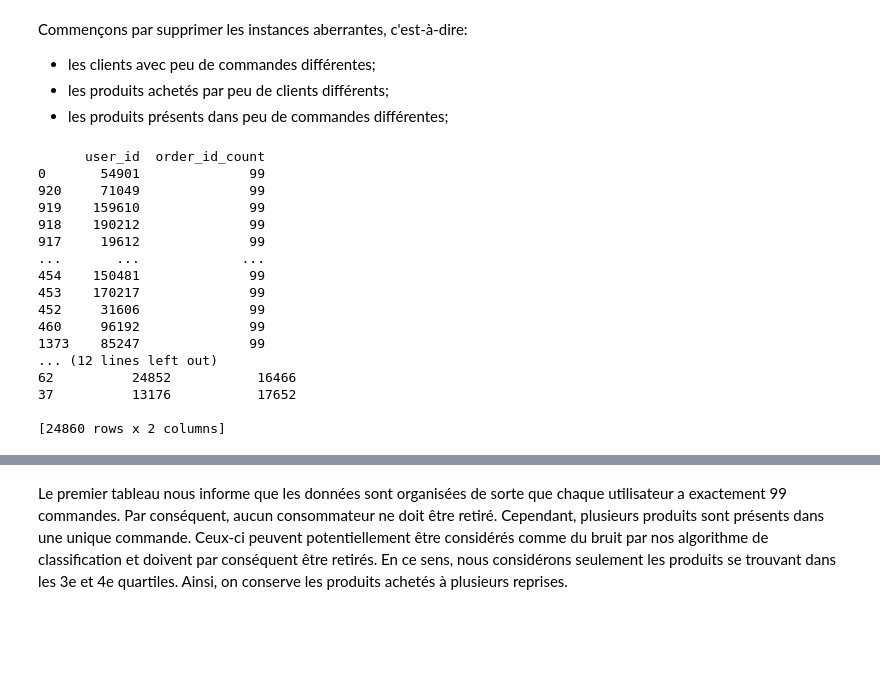
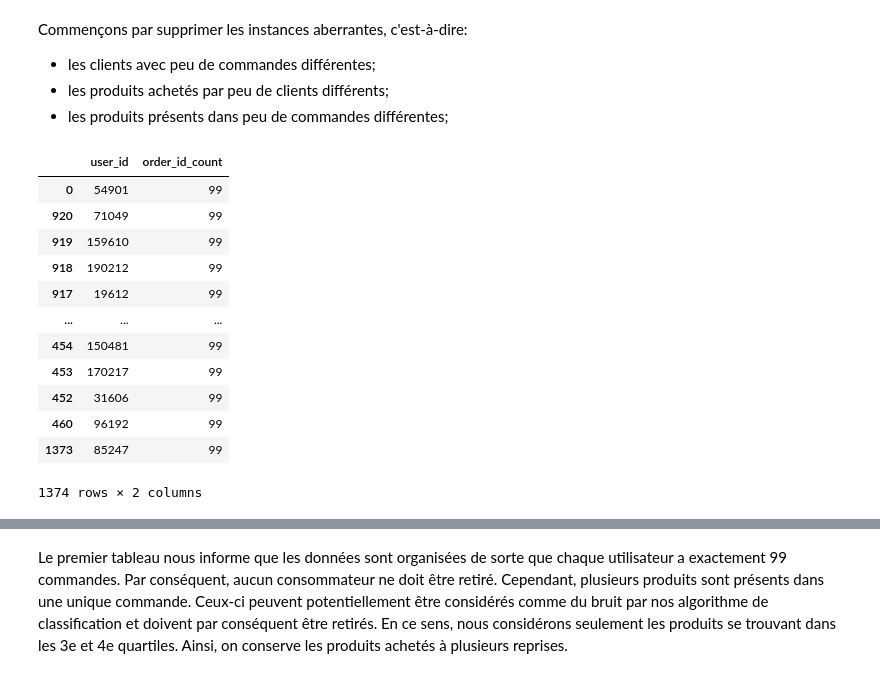
Before and after one commit to ireydiak/fraud_detection, a Jupyter notebook: TP2/JC/groupe5_tp2.ipynb, the cells around one changed output, grey strips where cells are left out. Cells and saved outputs as stored; diff of their text form; code cells hidden in the pictures; blank space fills up the shorter version.

```diff
--- a/TP2/JC/groupe5_tp2.ipynb
+++ b/TP2/JC/groupe5_tp2.ipynb
@@ -20,15 +22,10 @@ dist_store_df = pd.read_csv("./data/orders_distance_stores_softmax.csv")
 dist_store_df = dist_store_df.drop("Unnamed: 0", axis=1)
 prod_prior_df = pd.read_csv("./data/order_products__prior_specials.csv")
 prod_prior_df = prod_prior_df.drop("Unnamed: 0", axis=1)
-merged_df = prod_prior_df.merge(dist_store_df, on="order_id")
-merged_df = merged_df.merge(products_df, on="product_id", how="left")
+orders_df = prod_prior_df.merge(dist_store_df, on="order_id")
+#orders_df = orders_df.merge(products_df, on="product_id", how="left")
 
-# Informations de base utilisées seulement pour l'affichage
-basic_info_df = pd.DataFrame([
-    ["orders_distance_stores_softmax", dist_store_df.shape[0], dist_store_df.shape[1]],
-    ["order_products_prior_specials", prod_prior_df.shape[0], prod_prior_df.shape[1]],
-    ["merged", merged_df.shape[0], merged_df.shape[1]]
-    ],
-    columns=["File", "# Instances", "# Attributes"]
-)
-basic_info_df.head(10)
+# Chargement des modèles Word2Vec
+store_model = Word2Vec.load("./models/store_products.model")
+product_model = Word2Vec.load("./models/products.model")
+user_model = Word2Vec.load("./models/user_products.model")
@@ -42,22 +34,22 @@ basic_info_df.head(10)
 Avant de s'attaquer à une sélection astucieuse des données, on peut déjà évacuer les données invalides si elles existent.
 # %%
 # Columns with unique values
-uniq_cols = list(merged_df.columns[merged_df.nunique() == 1])
+uniq_cols = list(orders_df.columns[orders_df.nunique() == 1])
 
 # Columns with invalid values
-nan_cols = list(merged_df.columns[merged_df.isna().any()])
+nan_cols = list(orders_df.columns[orders_df.isna().any()])
 
 print("Unique columns: {}".format(uniq_cols))
 print("NaN columns: {}".format(nan_cols))
 
 # NaN values days_since_prior_order come from items bought twice on the same day.
 # Replace the values with with zeros
-merged_df["days_since_prior_order"] = merged_df["days_since_prior_order"].fillna(0)
+orders_df["days_since_prior_order"] = orders_df["days_since_prior_order"].fillna(0)
 # Remove columns with unique values
-merged_df = merged_df.drop(uniq_cols, axis=1)
+orders_df = orders_df.drop(uniq_cols, axis=1)
 
-assert len(list(merged_df.columns[merged_df.nunique() == 1])) == 0, "There are still columns with unique values"
-assert len(list(merged_df.columns[merged_df.isna().any()])) == 0, "There are still columns with NaN values"
+assert len(list(orders_df.columns[orders_df.nunique() == 1])) == 0, "There are still columns with unique values"
+assert len(list(orders_df.columns[orders_df.isna().any()])) == 0, "There are still columns with NaN values"
 # %% [output]
 Unique columns: ['eval_set']
 NaN columns: ['days_since_prior_order']
@@ -121,26 +113,19 @@ def count_distinct(dataframe, groupby_col, count_col):
     d = {groupby_col: d.keys(), df_count_col_name: [len(v) for v in d.values()]}
     return pd.DataFrame.from_dict(d).sort_values(by=df_count_col_name)
 # %%
-users_n_order_df = count_distinct(merged_df, "user_id", "order_id")
-print(users_n_order_df)
-
-products_n_order_df = count_distinct(merged_df, "product_id", "order_id")
-print(products_n_order_df)
+users_n_order_df = count_distinct(orders_df, "user_id", "order_id")
+users_n_order_df
 # %% [output]
+|  | user_id | order_id_count |
+| 0 | 54901 | 99 |
+| 920 | 71049 | 99 |
+| 919 | 159610 | 99 |
+| 918 | 190212 | 99 |
+| 917 | 19612 | 99 |
+| ... | ... | ... |
+| 454 | 150481 | 99 |
+| 453 | 170217 | 99 |
+| 452 | 31606 | 99 |
+| 460 | 96192 | 99 |
+| 1373 | 85247 | 99 |
-      user_id  order_id_count
-0       54901              99
-920     71049              99
-919    159610              99
-918    190212              99
-917     19612              99
-...       ...             ...
-454    150481              99
-453    170217              99
-452     31606              99
-460     96192              99
-1373    85247              99
-... (12 lines left out)
-62          24852           16466
-37          13176           17652
-
-[24860 rows x 2 columns]
+1374 rows × 2 columns
```
Also changed, not shown: parts of 47 cells of this notebook, 2 other files.
